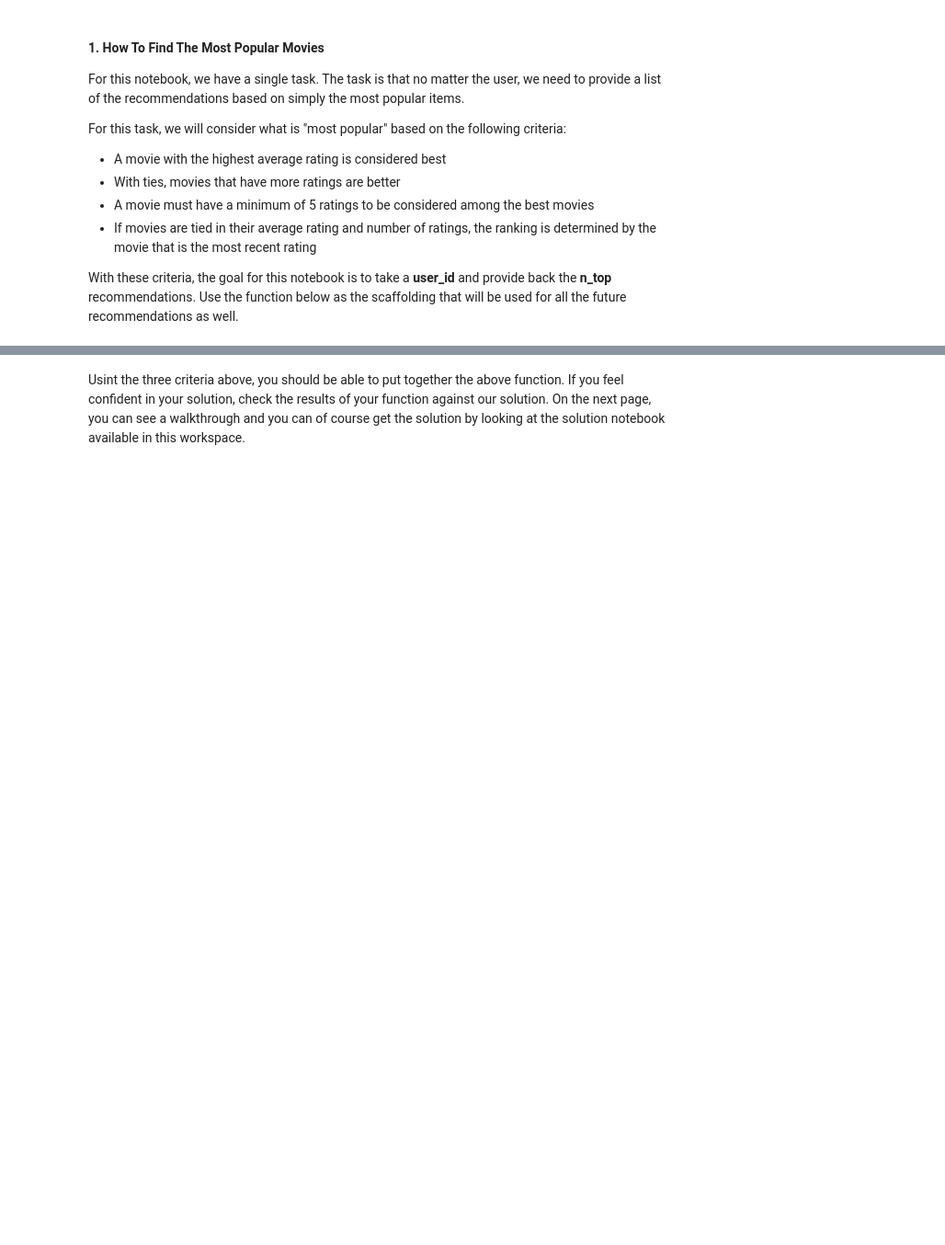
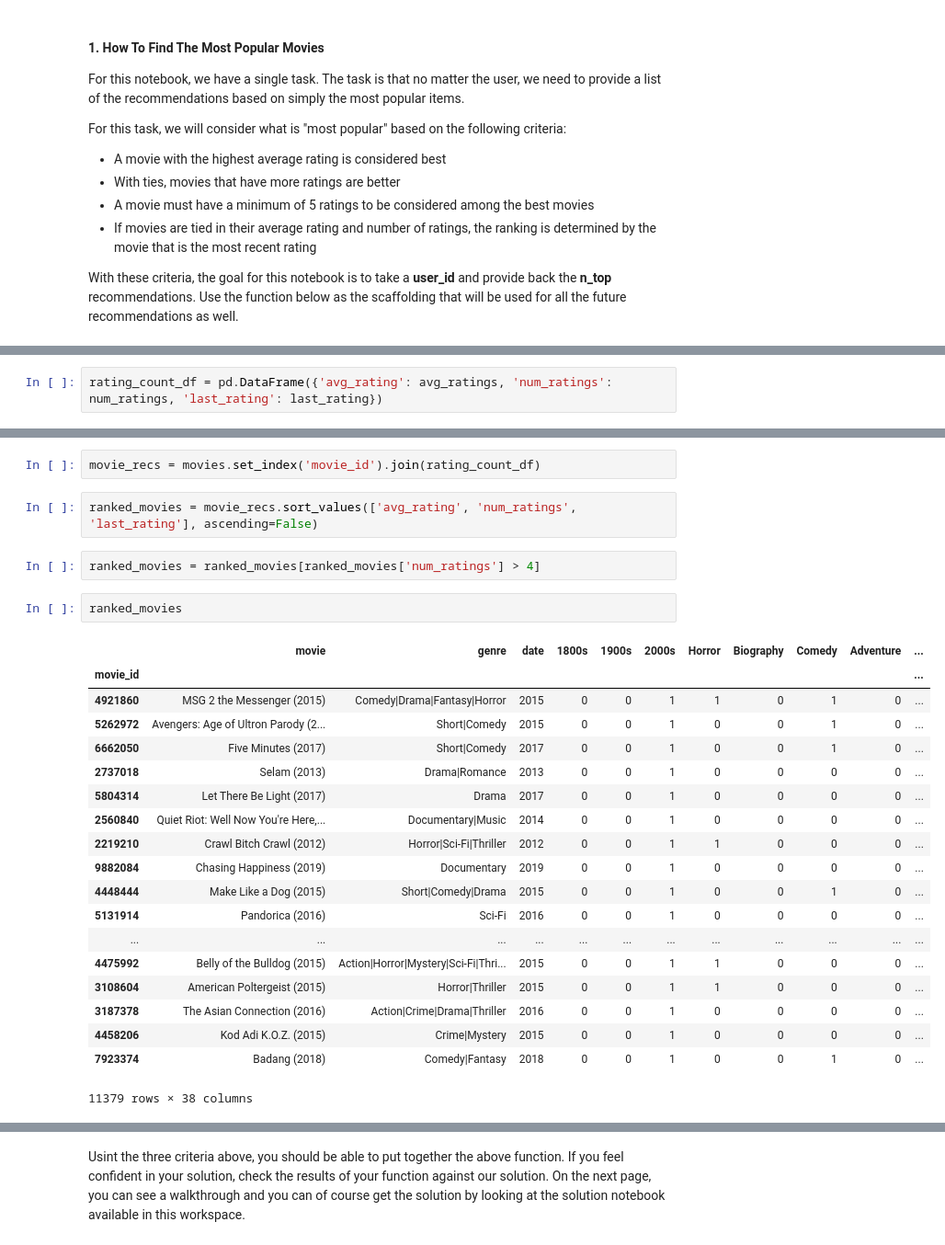
Before and after one commit to lishuoleo/movie-recommendation, a Jupyter notebook: notebooks/Most_Popular_Recommendations.ipynb, the cells around one changed output, grey strips where cells are left out. Shown: that part at 92% size. Drawn from its saved outputs; the diff is of its cells as text; blank space fills up the shorter version.

```diff
--- a/notebooks/Most_Popular_Recommendations.ipynb
+++ b/notebooks/Most_Popular_Recommendations.ipynb
@@ -58,0 +83,2 @@ With these criteria, the goal for this notebook is to take a **user_id** and pro
+# %%
+rating_count_df = pd.DataFrame({'avg_rating': avg_ratings, 'num_ratings': num_ratings, 'last_rating': last_rating})
@@ -58,0 +95,28 @@ With these criteria, the goal for this notebook is to take a **user_id** and pro
+# %%
+movie_recs = movies.set_index('movie_id').join(rating_count_df)
+# %%
+ranked_movies = movie_recs.sort_values(['avg_rating', 'num_ratings', 'last_rating'], ascending=False)
+# %%
+ranked_movies = ranked_movies[ranked_movies['num_ratings'] > 4]
+# %%
+ranked_movies
+# %% [output]
+|  | movie | genre | date | 1800s | 1900s | 2000s | Horror | Biography | Comedy | Adventure | ... |
+| movie_id |  |  |  |  |  |  |  |  |  |  | ... |
+| 4921860 | MSG 2 the Messenger (2015) | Comedy|Drama|Fantasy|Horror | 2015 | 0 | 0 | 1 | 1 | 0 | 1 | 0 | ... |
+| 5262972 | Avengers: Age of Ultron Parody (2... | Short|Comedy | 2015 | 0 | 0 | 1 | 0 | 0 | 1 | 0 | ... |
+| 6662050 | Five Minutes (2017) | Short|Comedy | 2017 | 0 | 0 | 1 | 0 | 0 | 1 | 0 | ... |
+| 2737018 | Selam (2013) | Drama|Romance | 2013 | 0 | 0 | 1 | 0 | 0 | 0 | 0 | ... |
+| 5804314 | Let There Be Light (2017) | Drama | 2017 | 0 | 0 | 1 | 0 | 0 | 0 | 0 | ... |
+| 2560840 | Quiet Riot: Well Now You're Here,... | Documentary|Music | 2014 | 0 | 0 | 1 | 0 | 0 | 0 | 0 | ... |
+| 2219210 | Crawl Bitch Crawl (2012) | Horror|Sci-Fi|Thriller | 2012 | 0 | 0 | 1 | 1 | 0 | 0 | 0 | ... |
+| 9882084 | Chasing Happiness (2019) | Documentary | 2019 | 0 | 0 | 1 | 0 | 0 | 0 | 0 | ... |
+| 4448444 | Make Like a Dog (2015) | Short|Comedy|Drama | 2015 | 0 | 0 | 1 | 0 | 0 | 1 | 0 | ... |
+| 5131914 | Pandorica (2016) | Sci-Fi | 2016 | 0 | 0 | 1 | 0 | 0 | 0 | 0 | ... |
+| ... | ... | ... | ... | ... | ... | ... | ... | ... | ... | ... | ... |
+| 4475992 | Belly of the Bulldog (2015) | Action|Horror|Mystery|Sci-Fi|Thri... | 2015 | 0 | 0 | 1 | 1 | 0 | 0 | 0 | ... |
+| 3108604 | American Poltergeist (2015) | Horror|Thriller | 2015 | 0 | 0 | 1 | 1 | 0 | 0 | 0 | ... |
+| 3187378 | The Asian Connection (2016) | Action|Crime|Drama|Thriller | 2016 | 0 | 0 | 1 | 0 | 0 | 0 | 0 | ... |
+| 4458206 | Kod Adi K.O.Z. (2015) | Crime|Mystery | 2015 | 0 | 0 | 1 | 0 | 0 | 0 | 0 | ... |
+| 7923374 | Badang (2018) | Comedy|Fantasy | 2018 | 0 | 0 | 1 | 0 | 0 | 1 | 0 | ... |
+11379 rows × 38 columns
```
Also changed, not shown: parts of 20 cells of this notebook, 6 other files.
